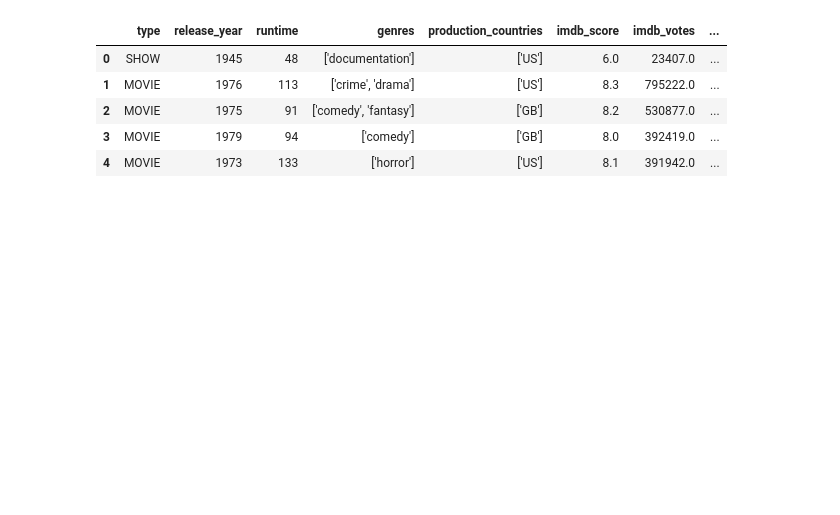
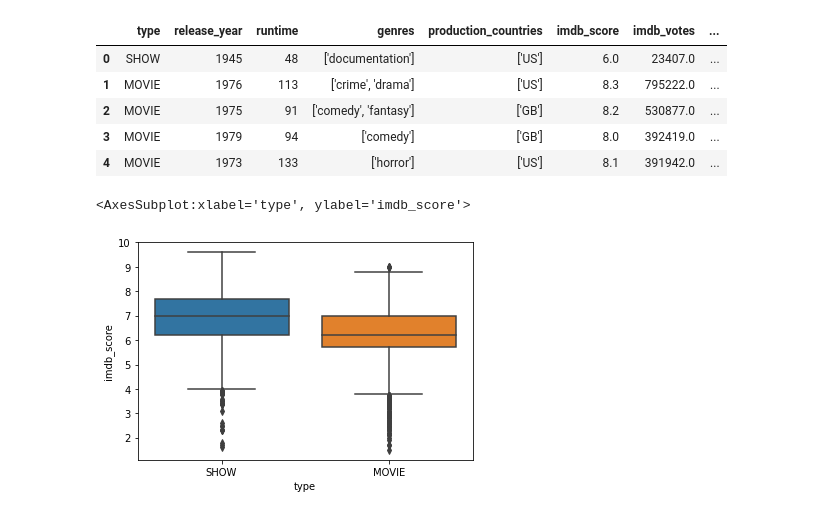
Before and after one commit to akrepel/DS1-GroupProject, a Jupyter notebook: DS1P.ipynb, the cells around one changed output. Saved outputs shown, nothing was run; the diff lists cells and outputs as text; code cells hidden in the pictures; blank space fills up the shorter version.

```diff
--- a/DS1P.ipynb
+++ b/DS1P.ipynb
@@ -312,3 +325,8 @@ netflix_df.head()
 | 2 | MOVIE | 1975 | 91 | ['comedy', 'fantasy'] | ['GB'] | 8.2 | 530877.0 | ... |
 | 3 | MOVIE | 1979 | 94 | ['comedy'] | ['GB'] | 8.0 | 392419.0 | ... |
 | 4 | MOVIE | 1973 | 133 | ['horror'] | ['US'] | 8.1 | 391942.0 | ... |
+# %%
+sns.boxplot(x=data_df['type'], y = data_df['imdb_score'])
+# %% [output]
+<AxesSubplot:xlabel='type', ylabel='imdb_score'>
+[figure, added]
```
Also changed, not shown: parts of 3 cells of this notebook.
